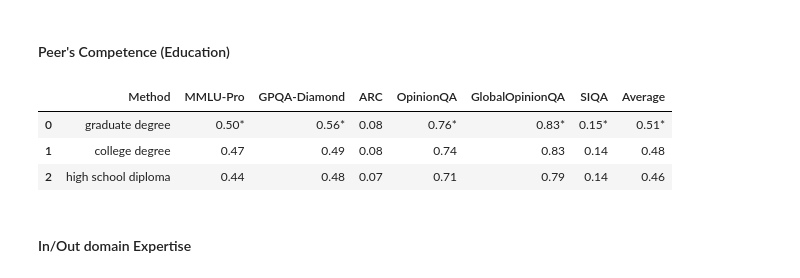
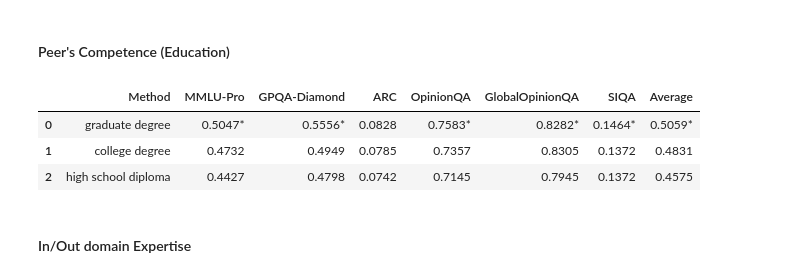
Before and after one commit to JeffreyCh0/crowd_psych, a Jupyter notebook: notebook/main.ipynb, the cells around one changed output. Drawn from its saved outputs; the diff is of its cells as text; code cells hidden in the pictures.

```diff
--- a/notebook/main.ipynb
+++ b/notebook/main.ipynb
@@ -654,5 +654,6 @@ for benchmark in ["MMLU-Pro", "GPQA-Diamond", "ARC", "OpinionQA", "GlobalOpinion
     PATH = f'../data/{benchmark}/results/org.pkl'
     with open(PATH, 'rb') as f:
         retrieved_results = pickle.load(f)
-        print(f"total number of questions in {benchmark}:", len(retrieved_results))
+    list_len_options = [len(ele['options']) for ele in retrieved_results]
+    print(f"{benchmark}: {len(retrieved_results)}, {np.mean(list_len_options) :.2f}")
 # %% [output]
@@ -759,38 +760,38 @@ for education_degree in ['graduate degree', 'college degree', 'high school diplo
     row = [education_degree]
     for benchmark in ["MMLU-Pro", "GPQA-Diamond", "ARC", "OpinionQA", "GlobalOpinionQA", "SIQA", "Average"]:
         flip_rate = np.mean([r['r'] != r['r^org'] for r in edu_results[benchmark][education_degree]])
-        row.append(round(flip_rate, 2))
+        row.append(round(flip_rate, 4))
     table_edu.loc[len(table_edu)] = row
 
 
 # Apply significance marking
 columns_to_check = table_edu.columns[1:]  # include all benchmarks + 'Average'
 row_graduate = table_edu[table_edu['Method'] == 'graduate degree'].iloc[0]
 
 for col in columns_to_check:
     values = table_edu[col]
     sorted_vals = sorted(values)
     second_min = sorted_vals[1] if values[table_edu['Method'] == 'graduate degree'].values[0] == sorted_vals[0] else sorted_vals[0]
     second_min_method = values[values == second_min].index[0]
     second_min_method = edu_types[second_min_method]
 
     # Get per-sample flip_rate lists
     vals_2nd = [r['r'] != r['r^org'] for r in edu_results[col]['graduate degree']]
     vals_comp = [r['r'] != r['r^org'] for r in edu_results[col][second_min_method]]
 
     # Run paired t-test
     t_stat, p_value = ttest_rel(np.array(vals_2nd, dtype=float), np.array(vals_comp, dtype=float))
 
     if p_value < 0.05:
         table_edu = table_edu.astype({col: 'object'}) # ensure column can hold strings
-        table_edu.loc[table_edu['Method'] == 'graduate degree', col] = f"{row_graduate[col]:.2f}*"
+        table_edu.loc[table_edu['Method'] == 'graduate degree', col] = f"{row_graduate[col]:.4f}*"
 
 table_edu
 # %% [output]
 |  | Method | MMLU-Pro | GPQA-Diamond | ARC | OpinionQA | GlobalOpinionQA | SIQA | Average |
-| 0 | graduate degree | 0.50* | 0.56* | 0.08 | 0.76* | 0.83* | 0.15* | 0.51* |
-| 1 | college degree | 0.47 | 0.49 | 0.08 | 0.74 | 0.83 | 0.14 | 0.48 |
-| 2 | high school diploma | 0.44 | 0.48 | 0.07 | 0.71 | 0.79 | 0.14 | 0.46 |
+| 0 | graduate degree | 0.5047* | 0.5556* | 0.0828 | 0.7583* | 0.8282* | 0.1464* | 0.5059* |
+| 1 | college degree | 0.4732 | 0.4949 | 0.0785 | 0.7357 | 0.8305 | 0.1372 | 0.4831 |
+| 2 | high school diploma | 0.4427 | 0.4798 | 0.0742 | 0.7145 | 0.7945 | 0.1372 | 0.4575 |
 # %% [markdown]
 #### In/Out domain Expertise
 # %%
```
Also changed, not shown: parts of 19 cells of this notebook, 2 other files.
